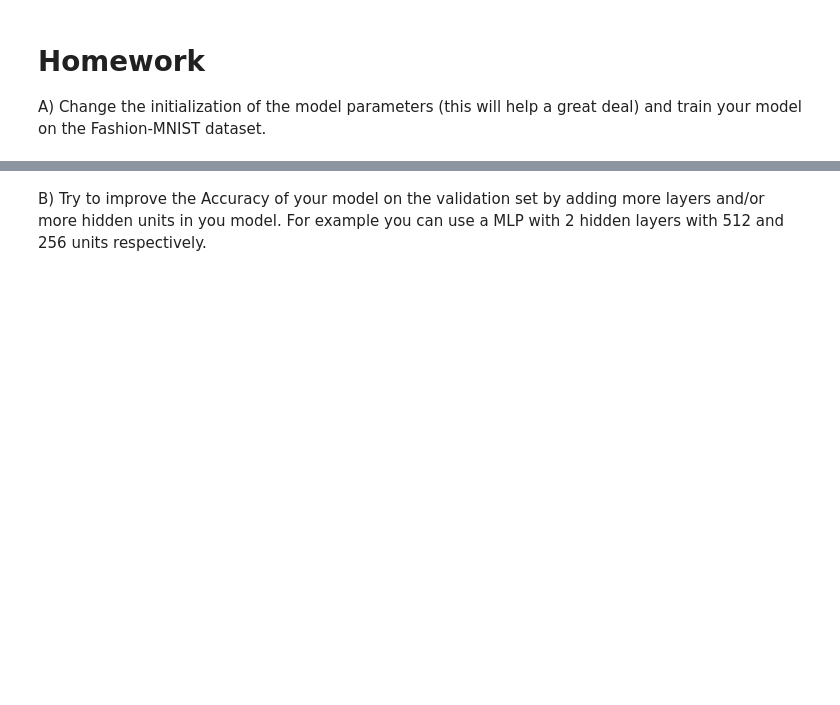
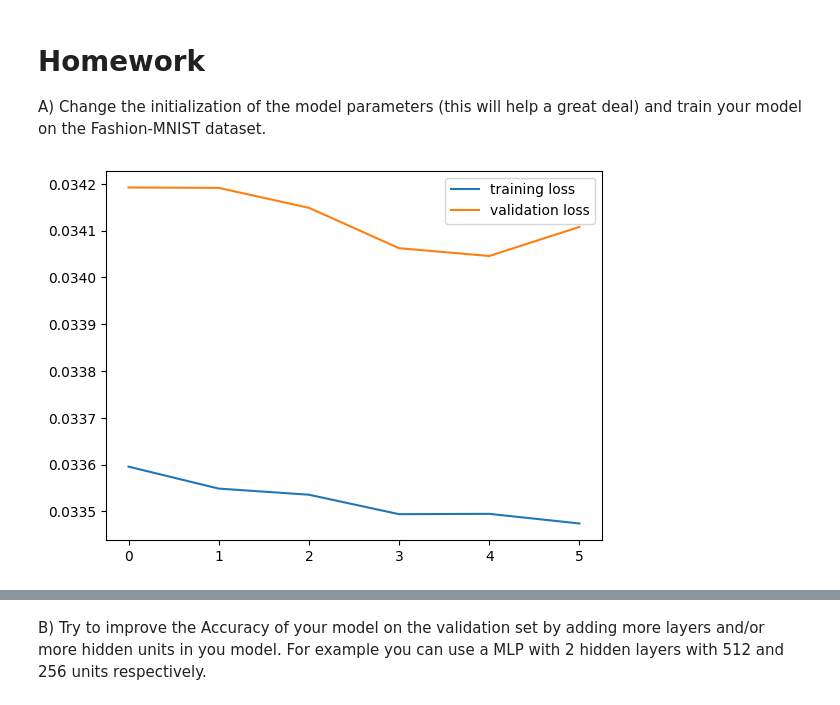
Before and after one commit to NIU1704562/project_1, a Jupyter notebook: Week 3 - MLP for images/W03_01_MLP_for_Images.ipynb, the cells around one changed output, grey strips where cells are left out. Drawn from its saved outputs; the diff is of its cells as text; code cells hidden in the pictures; blank space fills up the shorter version.

```diff
--- a/Week 3 - MLP for images/W03_01_MLP_for_Images.ipynb
+++ b/Week 3 - MLP for images/W03_01_MLP_for_Images.ipynb
@@ -59,8 +59,8 @@ for i in range(10):
 
 Now we introduce a **critical piece in any deep learning training process**: the dataloader. In Pytorch we can create a dataloader for a given dataset as follows:
 # %%
-train_loader = torch.utils.data.DataLoader(train_set, batch_size=32, shuffle=True, num_workers=8)
-val_loader = torch.utils.data.DataLoader(val_set, batch_size=32, shuffle=True, num_workers=8)
+train_loader = torch.utils.data.DataLoader(train_set, batch_size=64, shuffle=False, num_workers=8)
+val_loader = torch.utils.data.DataLoader(val_set, batch_size=64, shuffle=False, num_workers=8)
 # %% [markdown]
 # Exercise 1
 
@@ -255,14 +260,15 @@ Train Epoch: 2 [54400/60000 (91%)]      Loss: 2.301339
 
 A) Change the initialization of the model parameters (this will help a great deal) and train your model on the Fashion-MNIST dataset.
 # %%
-learning_rate = 1e-3
+# Your code here
+learning_rate = 1e-4
 lambda_l2 = 1e-5
 torch.manual_seed(0) # seed for reproductibility
 
 input_size  = 28*28   # images are 28x28 pixels
 output_size = 10      # there are 10 classes
 
-model = FCModel(input_size, 128, output_size)
+model = FCModel(input_size, 512, output_size)
 
 # utility function to count number of parameters in a model
 def get_n_params(model):
@@ -272,34 +278,37 @@ def get_n_params(model):
     return np
 
 print(f"Number of parameters {get_n_params(model)}:")
+
 
 # move model to gpu if available
 model.to(device)
 
 # nn package also has different loss functions.
 # we use cross entropy loss for our classification task
 criterion = torch.nn.CrossEntropyLoss() # https://pytorch.org/docs/stable/generated/torch.nn.CrossEntropyLoss.html#torch.nn.CrossEntropyLoss
 
 # we use the optim package to apply
 # stochastic gradient descent for our parameter updates
 optimizer = torch.optim.SGD(model.parameters(), lr=learning_rate, momentum=0.9, weight_decay=lambda_l2) # built-in L2
 
 # WARNING! What are we doing here?
 initialize_parameters(model)
 
 losses = {"train": [], "val": []}
 for epoch in range(10):
 
     train_loss = train(epoch, criterion, model, optimizer, train_loader)
     val_loss = validate(criterion, model, val_loader)
     losses["train"].append(train_loss)
     losses["val"].append(val_loss)
 
     display.clear_output(wait=True)
 
     plt.plot(losses["train"], label="training loss")
     plt.plot(losses["val"], label="validation loss")
 
     plt.legend()
     plt.pause(0.000001)
     plt.show()
+# %% [output]
+[figure, added]
```
Also changed, not shown: parts of 6 cells of this notebook.
